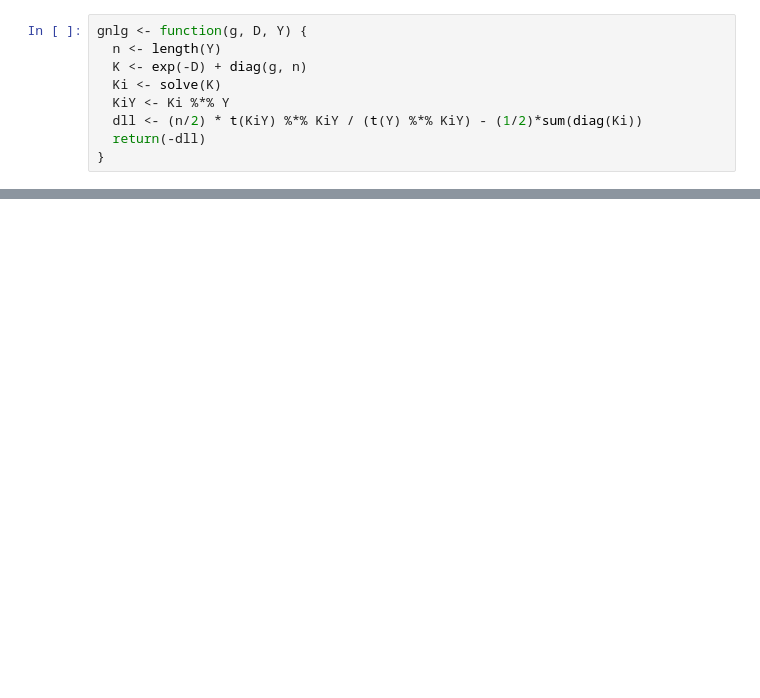
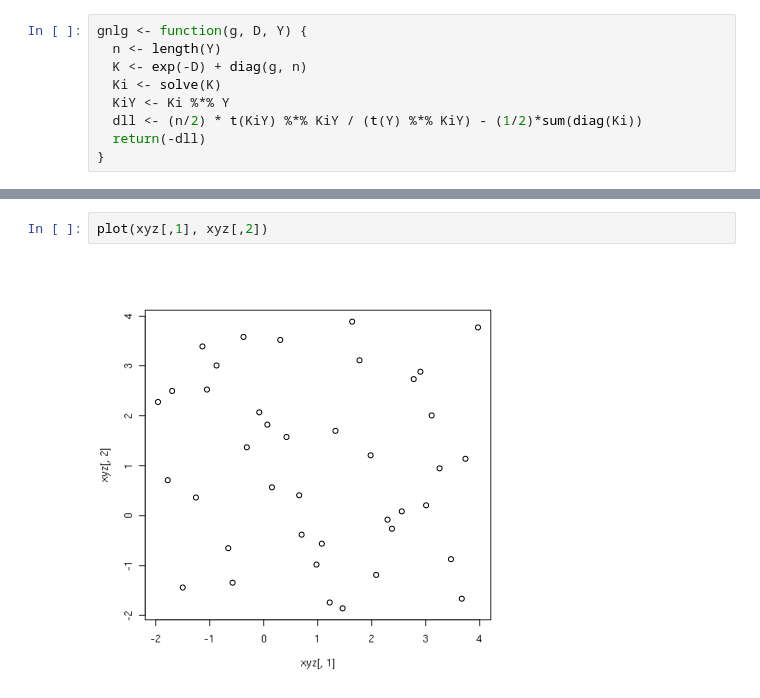
Before and after one commit to gglee4ai/notebook, a Jupyter notebook: study-surrogates/surrogates-ch05.ipynb, the cells around one changed output, grey strips where cells are left out. Saved outputs shown, nothing was run; the diff lists cells and outputs as text; blank space fills up the shorter version.

```diff
--- a/study-surrogates/surrogates-ch05.ipynb
+++ b/study-surrogates/surrogates-ch05.ipynb
@@ -301,0 +330,4 @@ function gradient   actual
+# %%
+plot(xyz[,1], xyz[,2])
+# %% [output]
+[figure, added]
```
Also changed, not shown: parts of 53 cells of this notebook.
